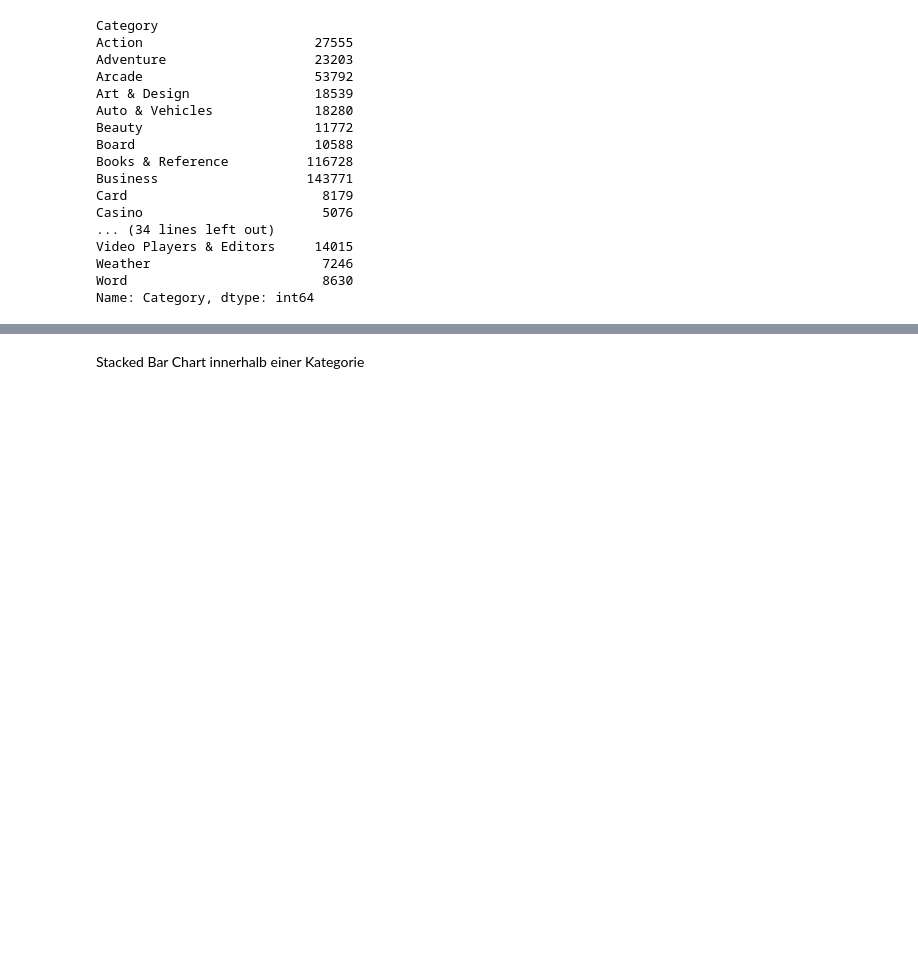
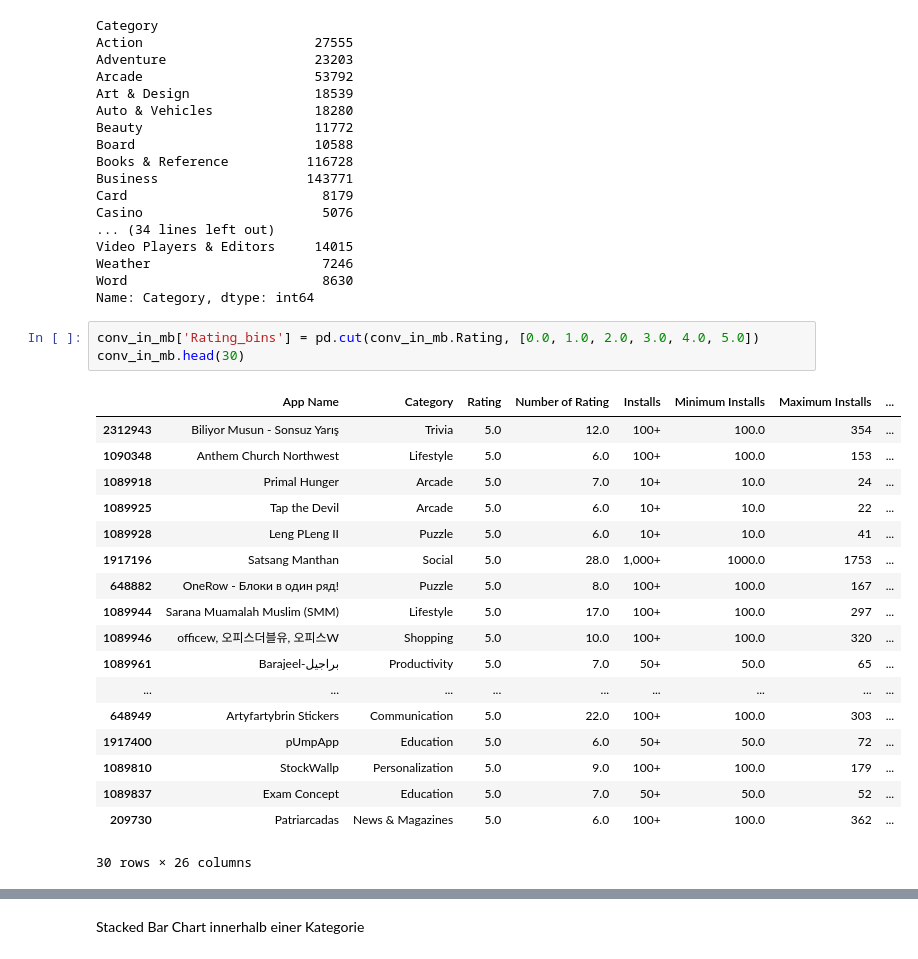
Before and after one commit to Wangi2901/data-analytics, a Jupyter notebook: GooglePlaystore-Huong.ipynb, the cells around one changed output, grey strips where cells are left out. Drawn from its saved outputs; the diff is of its cells as text; blank space fills up the shorter version.

```diff
--- a/GooglePlaystore-Huong.ipynb
+++ b/GooglePlaystore-Huong.ipynb
@@ -653,4 +654,26 @@ Video Players & Editors     14015
 Weather                      7246
 Word                         8630
 Name: Category, dtype: int64
+# %%
+conv_in_mb['Rating_bins'] = pd.cut(conv_in_mb.Rating, [0.0, 1.0, 2.0, 3.0, 4.0, 5.0])
+conv_in_mb.head(30)
+# %% [output]
+|  | App Name | Category | Rating | Number of Rating | Installs | Minimum Installs | Maximum Installs | ... |
+| 2312943 | Biliyor Musun - Sonsuz Yarış | Trivia | 5.0 | 12.0 | 100+ | 100.0 | 354 | ... |
+| 1090348 | Anthem Church Northwest | Lifestyle | 5.0 | 6.0 | 100+ | 100.0 | 153 | ... |
+| 1089918 | Primal Hunger | Arcade | 5.0 | 7.0 | 10+ | 10.0 | 24 | ... |
+| 1089925 | Tap the Devil | Arcade | 5.0 | 6.0 | 10+ | 10.0 | 22 | ... |
+| 1089928 | Leng PLeng II | Puzzle | 5.0 | 6.0 | 10+ | 10.0 | 41 | ... |
+| 1917196 | Satsang Manthan | Social | 5.0 | 28.0 | 1,000+ | 1000.0 | 1753 | ... |
+| 648882 | OneRow - Блоки в один ряд! | Puzzle | 5.0 | 8.0 | 100+ | 100.0 | 167 | ... |
+| 1089944 | Sarana Muamalah Muslim (SMM) | Lifestyle | 5.0 | 17.0 | 100+ | 100.0 | 297 | ... |
+| 1089946 | officew, 오피스더블유, 오피스W | Shopping | 5.0 | 10.0 | 100+ | 100.0 | 320 | ... |
+| 1089961 | Barajeel-براجيل | Productivity | 5.0 | 7.0 | 50+ | 50.0 | 65 | ... |
+| ... | ... | ... | ... | ... | ... | ... | ... | ... |
+| 648949 | Artyfartybrin Stickers | Communication | 5.0 | 22.0 | 100+ | 100.0 | 303 | ... |
+| 1917400 | pUmpApp | Education | 5.0 | 6.0 | 50+ | 50.0 | 72 | ... |
+| 1089810 | StockWallp | Personalization | 5.0 | 9.0 | 100+ | 100.0 | 179 | ... |
+| 1089837 | Exam Concept | Education | 5.0 | 7.0 | 50+ | 50.0 | 52 | ... |
+| 209730 | Patriarcadas | News & Magazines | 5.0 | 6.0 | 100+ | 100.0 | 362 | ... |
+30 rows × 26 columns
 # %%
```
Also changed, not shown: parts of 12 cells of this notebook.
